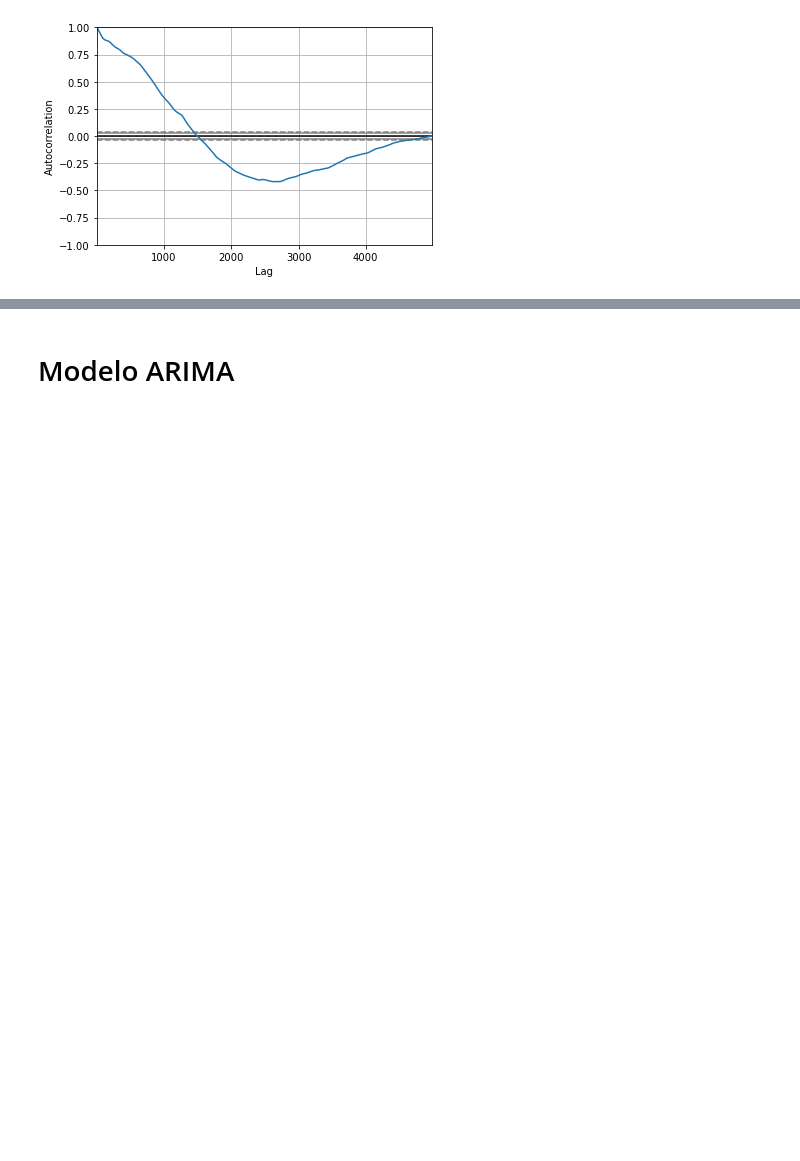
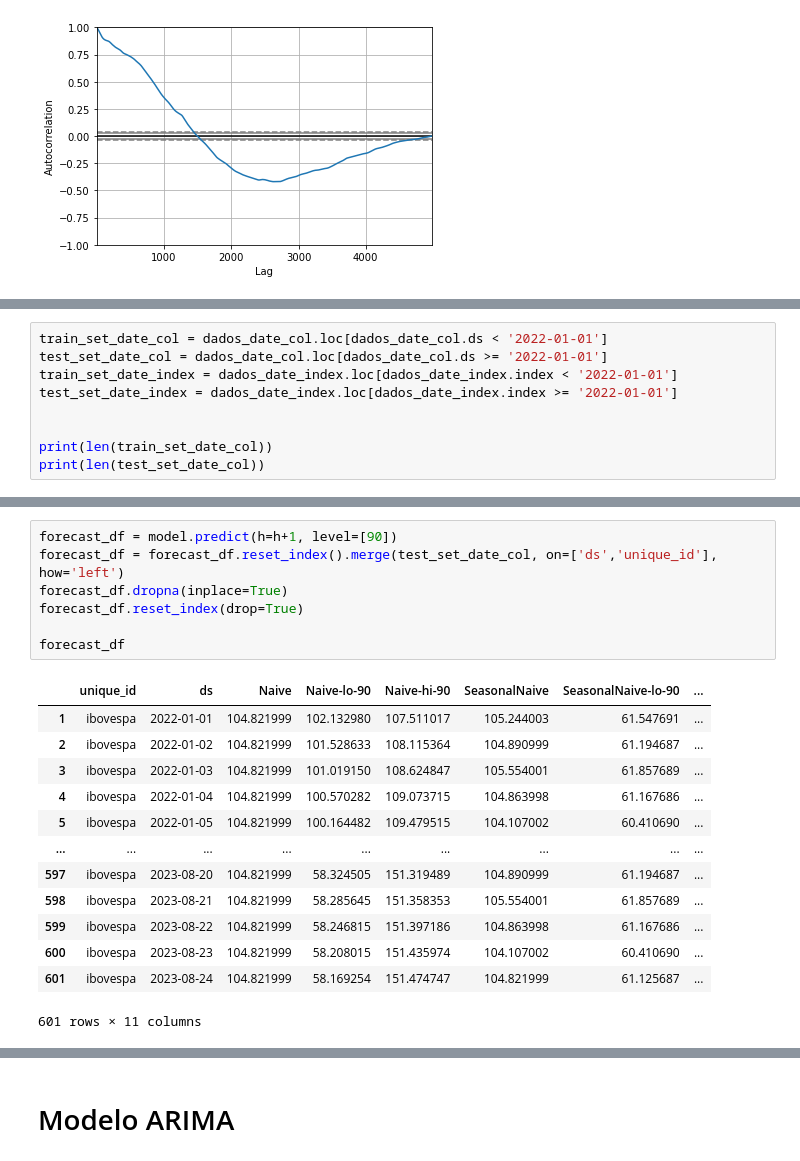
Before and after one commit to jackson-simionato/fase2_pos_tech, a Jupyter notebook: Fase2_Tech_Challenge/Fase2_Tech_Challenge.ipynb, the cells around one changed output, grey strips where cells are left out. Saved outputs shown, nothing was run; the diff lists cells and outputs as text; blank space fills up the shorter version.

```diff
--- a/Fase2_Tech_Challenge/Fase2_Tech_Challenge.ipynb
+++ b/Fase2_Tech_Challenge/Fase2_Tech_Challenge.ipynb
@@ -886,0 +913,9 @@ autocorrelation_plot(dados_date_index)
+# %%
+train_set_date_col = dados_date_col.loc[dados_date_col.ds < '2022-01-01']
+test_set_date_col = dados_date_col.loc[dados_date_col.ds >= '2022-01-01']
+train_set_date_index = dados_date_index.loc[dados_date_index.index < '2022-01-01']
+test_set_date_index = dados_date_index.loc[dados_date_index.index >= '2022-01-01']
+
+
+print(len(train_set_date_col))
+print(len(test_set_date_col))
@@ -886,0 +956,21 @@ autocorrelation_plot(dados_date_index)
+# %%
+forecast_df = model.predict(h=h+1, level=[90])
+forecast_df = forecast_df.reset_index().merge(test_set_date_col, on=['ds','unique_id'], how='left')
+forecast_df.dropna(inplace=True)
+forecast_df.reset_index(drop=True)
+
+forecast_df
+# %% [output]
+|  | unique_id | ds | Naive | Naive-lo-90 | Naive-hi-90 | SeasonalNaive | SeasonalNaive-lo-90 | ... |
+| 1 | ibovespa | 2022-01-01 | 104.821999 | 102.132980 | 107.511017 | 105.244003 | 61.547691 | ... |
+| 2 | ibovespa | 2022-01-02 | 104.821999 | 101.528633 | 108.115364 | 104.890999 | 61.194687 | ... |
+| 3 | ibovespa | 2022-01-03 | 104.821999 | 101.019150 | 108.624847 | 105.554001 | 61.857689 | ... |
+| 4 | ibovespa | 2022-01-04 | 104.821999 | 100.570282 | 109.073715 | 104.863998 | 61.167686 | ... |
+| 5 | ibovespa | 2022-01-05 | 104.821999 | 100.164482 | 109.479515 | 104.107002 | 60.410690 | ... |
+| ... | ... | ... | ... | ... | ... | ... | ... | ... |
+| 597 | ibovespa | 2023-08-20 | 104.821999 | 58.324505 | 151.319489 | 104.890999 | 61.194687 | ... |
+| 598 | ibovespa | 2023-08-21 | 104.821999 | 58.285645 | 151.358353 | 105.554001 | 61.857689 | ... |
+| 599 | ibovespa | 2023-08-22 | 104.821999 | 58.246815 | 151.397186 | 104.863998 | 61.167686 | ... |
+| 600 | ibovespa | 2023-08-23 | 104.821999 | 58.208015 | 151.435974 | 104.107002 | 60.410690 | ... |
+| 601 | ibovespa | 2023-08-24 | 104.821999 | 58.169254 | 151.474747 | 104.821999 | 61.125687 | ... |
+601 rows × 11 columns
```
Also changed, not shown: parts of 12 cells of this notebook.
